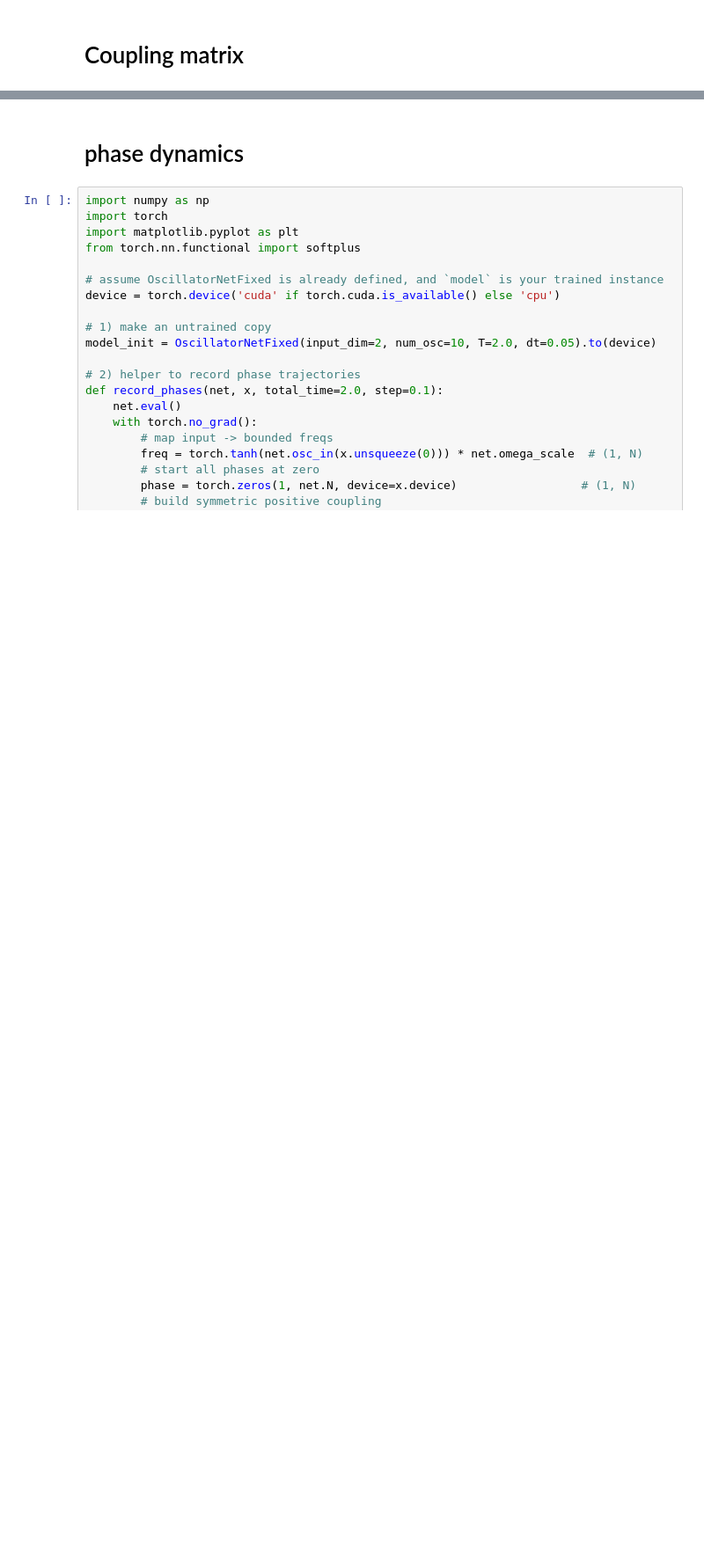
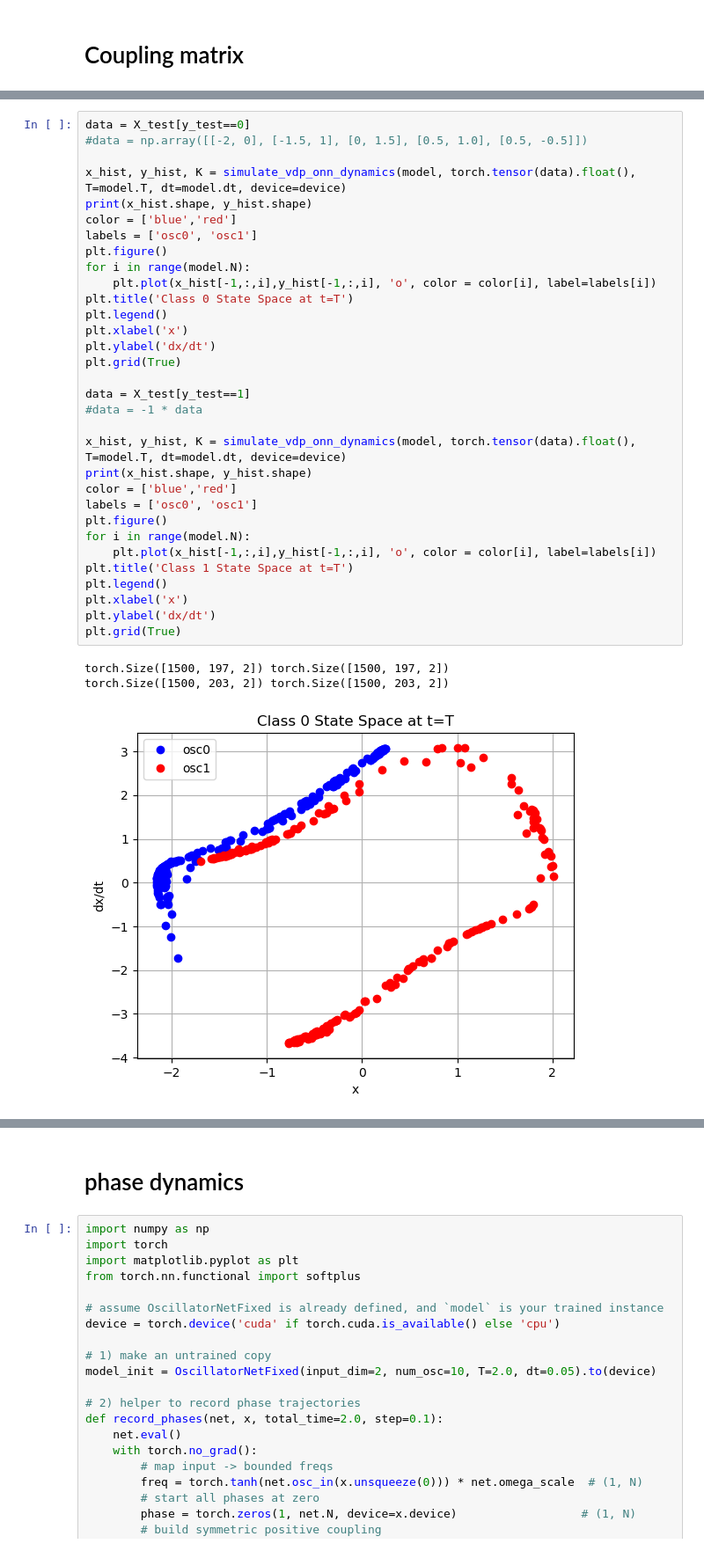
Before and after one commit to seoyumyum/OscillatoryNN, a Jupyter notebook: ONN_Testbench.ipynb, the cells around one changed output, grey strips where cells are left out. Shown at 88% size. Cells and saved outputs as stored; diff of their text form; blank space fills up the shorter version.

```diff
--- a/ONN_Testbench.ipynb
+++ b/ONN_Testbench.ipynb
@@ -542,0 +592,36 @@ def plot_phase_amplitude_energy_R(x_hist, y_hist, K):
+# %%
+data = X_test[y_test==0]
+#data = np.array([[-2, 0], [-1.5, 1], [0, 1.5], [0.5, 1.0], [0.5, -0.5]])
+
+x_hist, y_hist, K = simulate_vdp_onn_dynamics(model, torch.tensor(data).float(), T=model.T, dt=model.dt, device=device)
+print(x_hist.shape, y_hist.shape)
+color = ['blue','red']
+labels = ['osc0', 'osc1']
+plt.figure()
+for i in range(model.N):
+    plt.plot(x_hist[-1,:,i],y_hist[-1,:,i], 'o', color = color[i], label=labels[i])
+plt.title('Class 0 State Space at t=T')
+plt.legend()
+plt.xlabel('x')
+plt.ylabel('dx/dt')
+plt.grid(True)
+
+data = X_test[y_test==1]
+#data = -1 * data
+
+x_hist, y_hist, K = simulate_vdp_onn_dynamics(model, torch.tensor(data).float(), T=model.T, dt=model.dt, device=device)
+print(x_hist.shape, y_hist.shape)
+color = ['blue','red']
+labels = ['osc0', 'osc1']
+plt.figure()
+for i in range(model.N):
+    plt.plot(x_hist[-1,:,i],y_hist[-1,:,i], 'o', color = color[i], label=labels[i])
+plt.title('Class 1 State Space at t=T')
+plt.legend()
+plt.xlabel('x')
+plt.ylabel('dx/dt')
+plt.grid(True)
+# %% [output]
+torch.Size([1500, 197, 2]) torch.Size([1500, 197, 2])
+torch.Size([1500, 203, 2]) torch.Size([1500, 203, 2])
+[figure, added]
```
Also changed, not shown: parts of 15 cells of this notebook, 1 other file.
